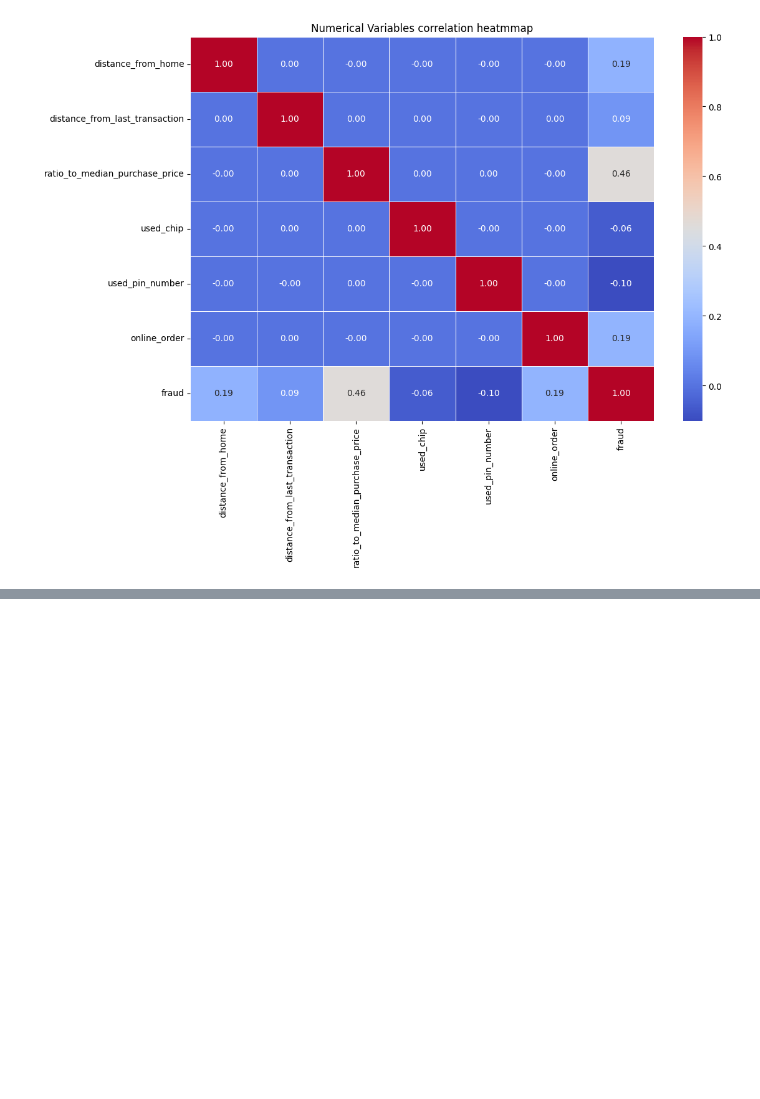
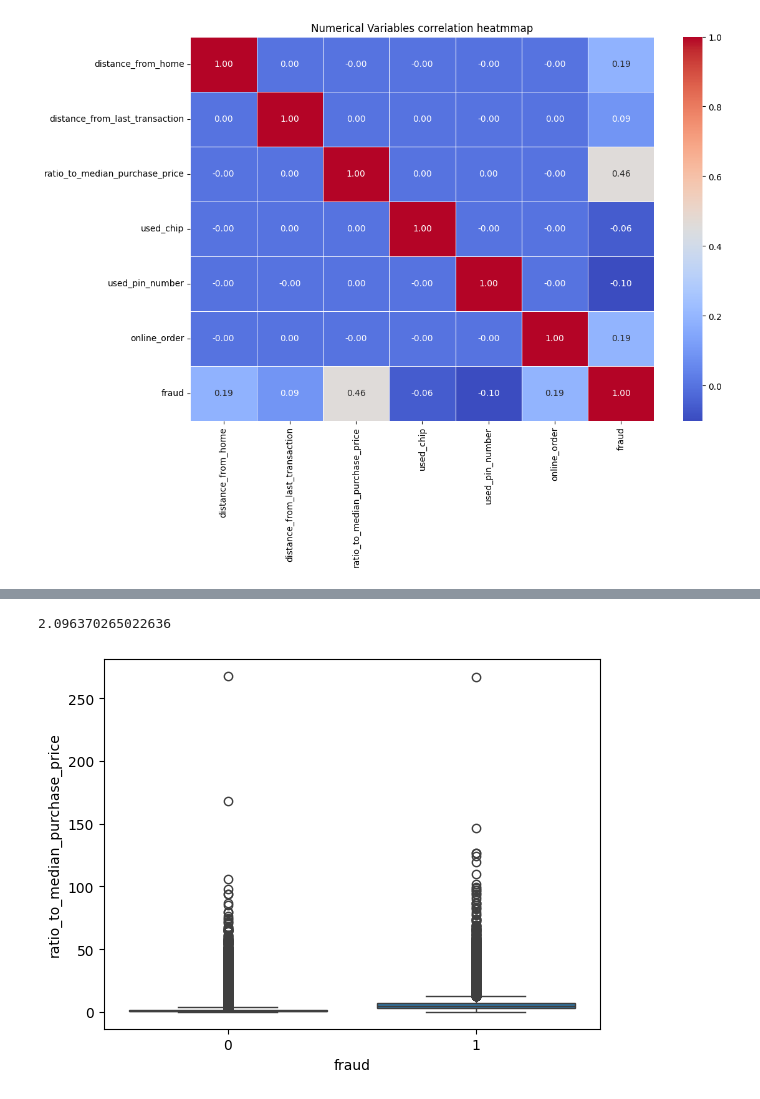
Before and after one commit to MRaza98/BIPM, a Jupyter notebook: Data Science/EDA.ipynb, the cells around one changed output, grey strips where cells are left out. Saved outputs shown, nothing was run; the diff lists cells and outputs as text; code cells hidden in the pictures; blank space fills up the shorter version.

```diff
--- a/Data Science/EDA.ipynb
+++ b/Data Science/EDA.ipynb
@@ -192,0 +224,9 @@ plt.show()
+# %%
+# Create a boxplot split by fraud
+
+sns.boxplot(x = 'fraud', y = 'ratio_to_median_purchase_price', data = df)
+
+print(np.percentile(df['ratio_to_median_purchase_price'], 75))
+# %% [output]
+2.096370265022636
+[figure, added]
```
Also changed, not shown: parts of 9 cells of this notebook.
